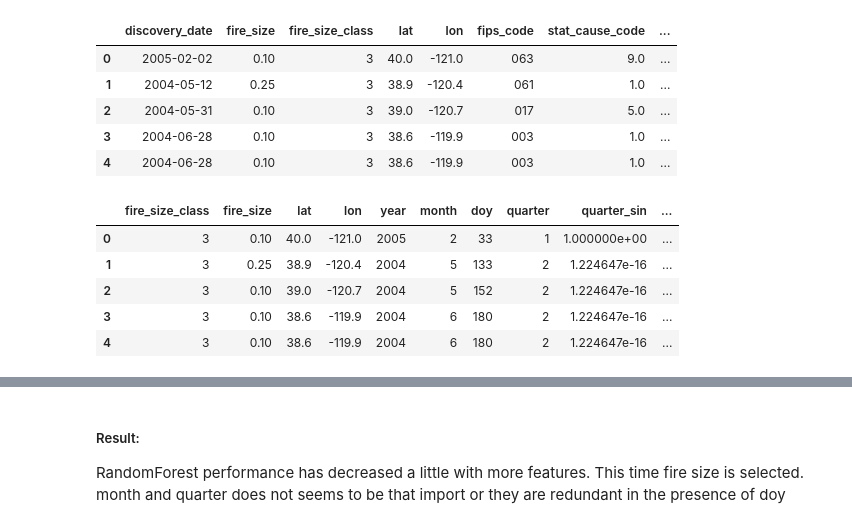
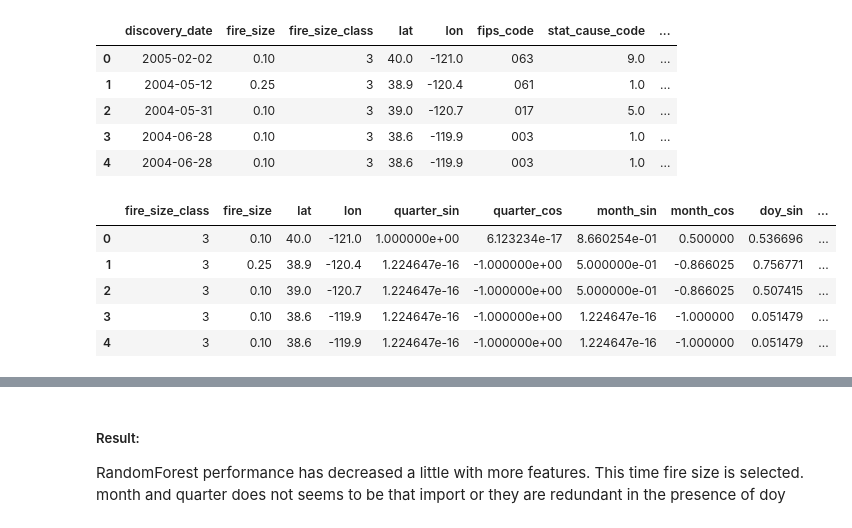
Before and after one commit to arundeep78/wildfire_analysis, a Jupyter notebook: app/src/wf_classifier.ipynb, the cells around one changed output, grey strips where cells are left out. Saved outputs shown, nothing was run; the diff lists cells and outputs as text; code cells hidden in the pictures.

```diff
--- a/app/src/wf_classifier.ipynb
+++ b/app/src/wf_classifier.ipynb
@@ -19,7 +19,14 @@ import seaborn as sns
 # %% [markdown]
 ### Declare variable
 # %%
-SQLITE_FILE = os.environ['SQLITE_DB_FILE']
+SQLITE_DB_FILE=""
+
+# change the SQLLITE file location as needed
+try:
+    SQLITE_FILE = os.environ['SQLITE_DB_FILE']
+except:
+    SQLITE_FILE = "sqlite:///app/db/wildfires_us.sqlite"
+
 TBL_NAME = 'Fires'
 
 stmt = f'''select discovery_date, fire_size, fire_size_class,
@@ -857,7 +889,7 @@ from feature_engine.wrappers import SklearnTransformerWrapper
 # %%
 # data setup
 
-features = ['fire_size_class', 'fire_size','lat','lon','year','month','doy','quarter']
+features = ['fire_size_class', 'fire_size','lat','lon','month','doy','quarter']
 target = 'stat_cause_code'
 
 # # set up the encoder. if executed in sequence fire_size_class is already encoded
@@ -881,17 +913,17 @@ df_i.head()
 # %%
 # Create time features for month and doy whcih has cyclic features
 
-cyclical = CyclicalFeatures(variables=['quarter','month', 'doy'], drop_original=False)
+cyclical = CyclicalFeatures(variables=['quarter','month', 'doy'], drop_original=True)
 
 X = cyclical.fit_transform(df_i[features])
 X.head()
 # %% [output]
-|  | fire_size_class | fire_size | lat | lon | year | month | doy | quarter | quarter_sin | ... |
-| 0 | 3 | 0.10 | 40.0 | -121.0 | 2005 | 2 | 33 | 1 | 1.000000e+00 | ... |
-| 1 | 3 | 0.25 | 38.9 | -120.4 | 2004 | 5 | 133 | 2 | 1.224647e-16 | ... |
-| 2 | 3 | 0.10 | 39.0 | -120.7 | 2004 | 5 | 152 | 2 | 1.224647e-16 | ... |
-| 3 | 3 | 0.10 | 38.6 | -119.9 | 2004 | 6 | 180 | 2 | 1.224647e-16 | ... |
-| 4 | 3 | 0.10 | 38.6 | -119.9 | 2004 | 6 | 180 | 2 | 1.224647e-16 | ... |
+|  | fire_size_class | fire_size | lat | lon | quarter_sin | quarter_cos | month_sin | month_cos | doy_sin | ... |
+| 0 | 3 | 0.10 | 40.0 | -121.0 | 1.000000e+00 | 6.123234e-17 | 8.660254e-01 | 0.500000 | 0.536696 | ... |
+| 1 | 3 | 0.25 | 38.9 | -120.4 | 1.224647e-16 | -1.000000e+00 | 5.000000e-01 | -0.866025 | 0.756771 | ... |
+| 2 | 3 | 0.10 | 39.0 | -120.7 | 1.224647e-16 | -1.000000e+00 | 5.000000e-01 | -0.866025 | 0.507415 | ... |
+| 3 | 3 | 0.10 | 38.6 | -119.9 | 1.224647e-16 | -1.000000e+00 | 1.224647e-16 | -1.000000 | 0.051479 | ... |
+| 4 | 3 | 0.10 | 38.6 | -119.9 | 1.224647e-16 | -1.000000e+00 | 1.224647e-16 | -1.000000 | 0.051479 | ... |
 # %%
 # set up the wrapper with the StandardScaler
 scaler = SklearnTransformerWrapper(transformer = StandardScaler(),
```
Also changed, not shown: parts of 10 cells of this notebook, 18 other files.
